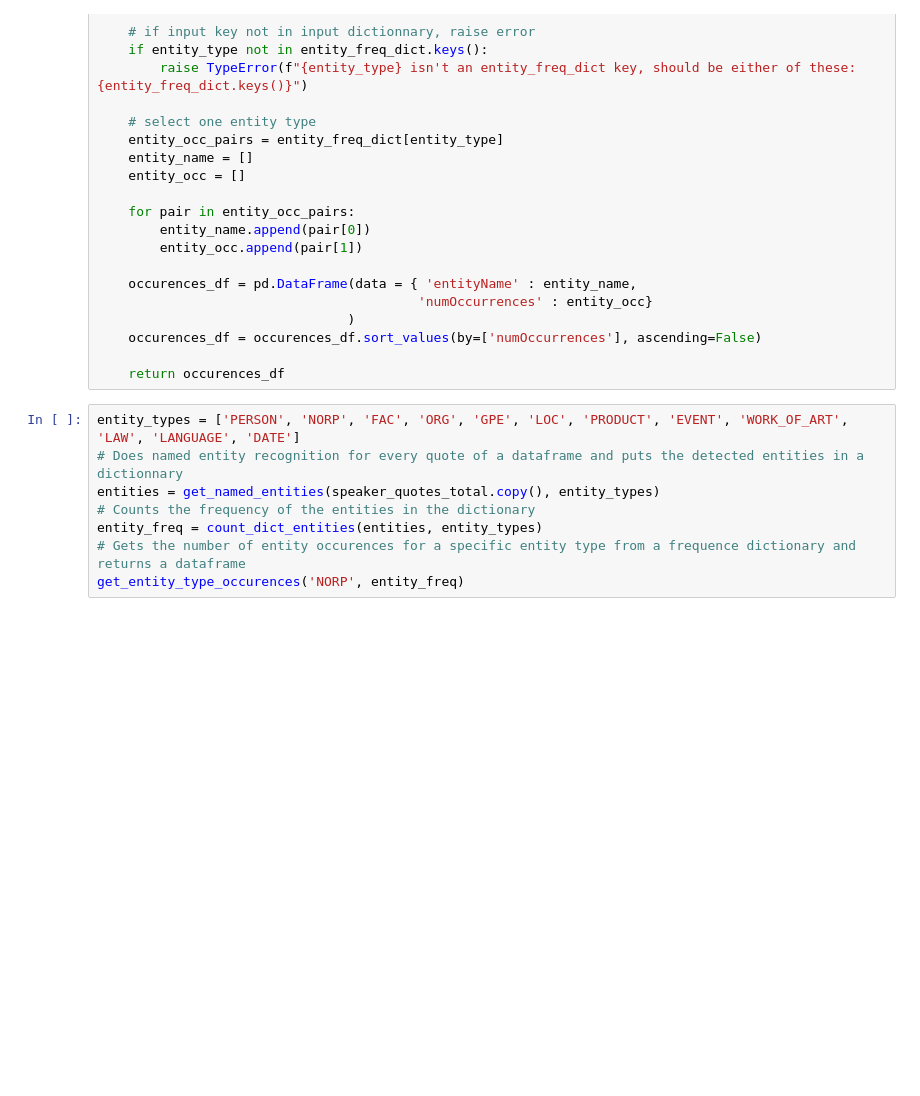
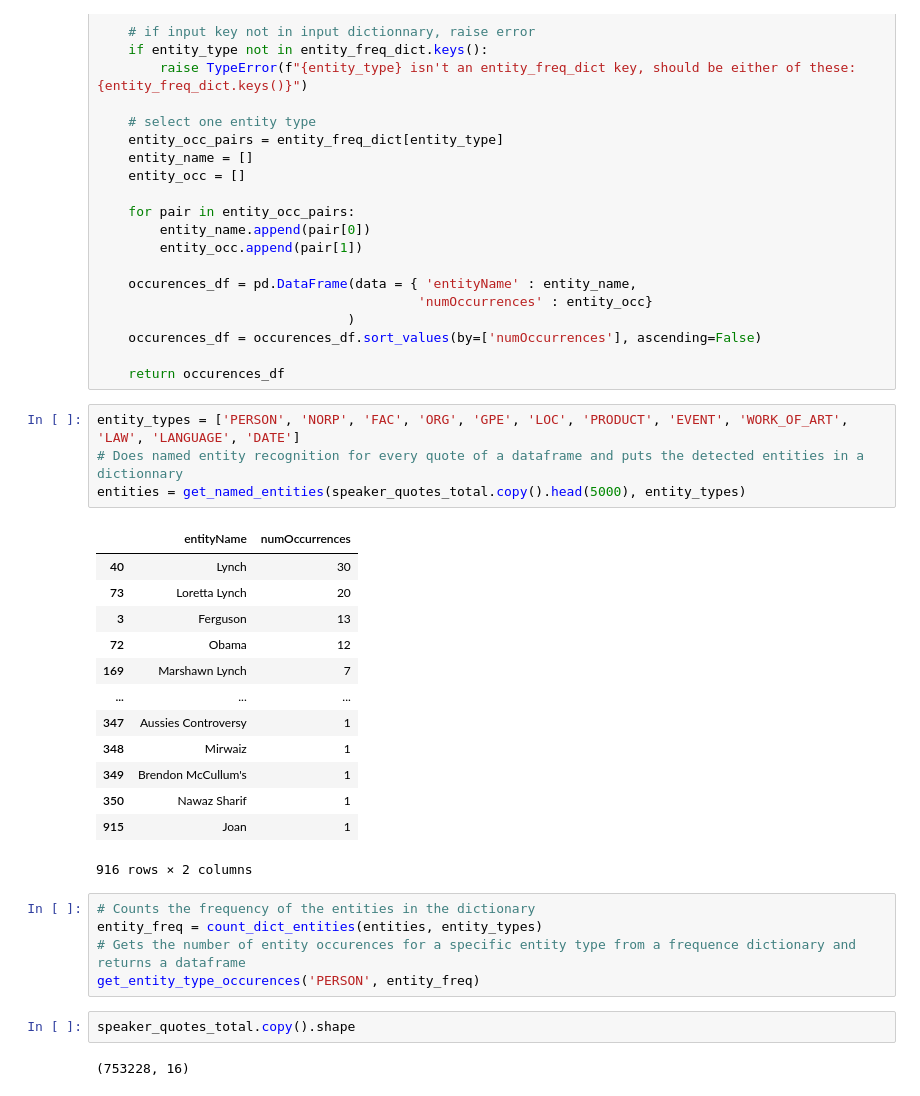
Before and after one commit to epfl-ada/ada-2021-project-adagang, a Jupyter notebook: Analysis.ipynb, the cells around one changed output. Cells and saved outputs as stored; diff of their text form; blank space fills up the shorter version.

```diff
--- a/Analysis.ipynb
+++ b/Analysis.ipynb
@@ -137,8 +147,27 @@ def get_entity_type_occurences(entity_type, entity_freq_dict):
 # %%
 entity_types = ['PERSON', 'NORP', 'FAC', 'ORG', 'GPE', 'LOC', 'PRODUCT', 'EVENT', 'WORK_OF_ART', 'LAW', 'LANGUAGE', 'DATE']
 # Does named entity recognition for every quote of a dataframe and puts the detected entities in a dictionnary
-entities = get_named_entities(speaker_quotes_total.copy(), entity_types)
-# Counts the frequency of the entities in the dictionary
-entity_freq = count_dict_entities(entities, entity_types)
-# Gets the number of entity occurences for a specific entity type from a frequence dictionary and returns a dataframe
-get_entity_type_occurences('NORP', entity_freq)
+entities = get_named_entities(speaker_quotes_total.copy().head(5000), entity_types)
+# %% [output]
+|  | entityName | numOccurrences |
+| 40 | Lynch | 30 |
+| 73 | Loretta Lynch | 20 |
+| 3 | Ferguson | 13 |
+| 72 | Obama | 12 |
+| 169 | Marshawn Lynch | 7 |
+| ... | ... | ... |
+| 347 | Aussies Controversy | 1 |
+| 348 | Mirwaiz | 1 |
+| 349 | Brendon McCullum's | 1 |
+| 350 | Nawaz Sharif | 1 |
+| 915 | Joan | 1 |
+916 rows × 2 columns
+# %%
+# Counts the frequency of the entities in the dictionary
+entity_freq = count_dict_entities(entities, entity_types)
+# Gets the number of entity occurences for a specific entity type from a frequence dictionary and returns a dataframe
+get_entity_type_occurences('PERSON', entity_freq)
+# %%
+speaker_quotes_total.copy().shape
+# %% [output]
+(753228, 16)
```
Also changed, not shown: parts of 1 cell of this notebook.
